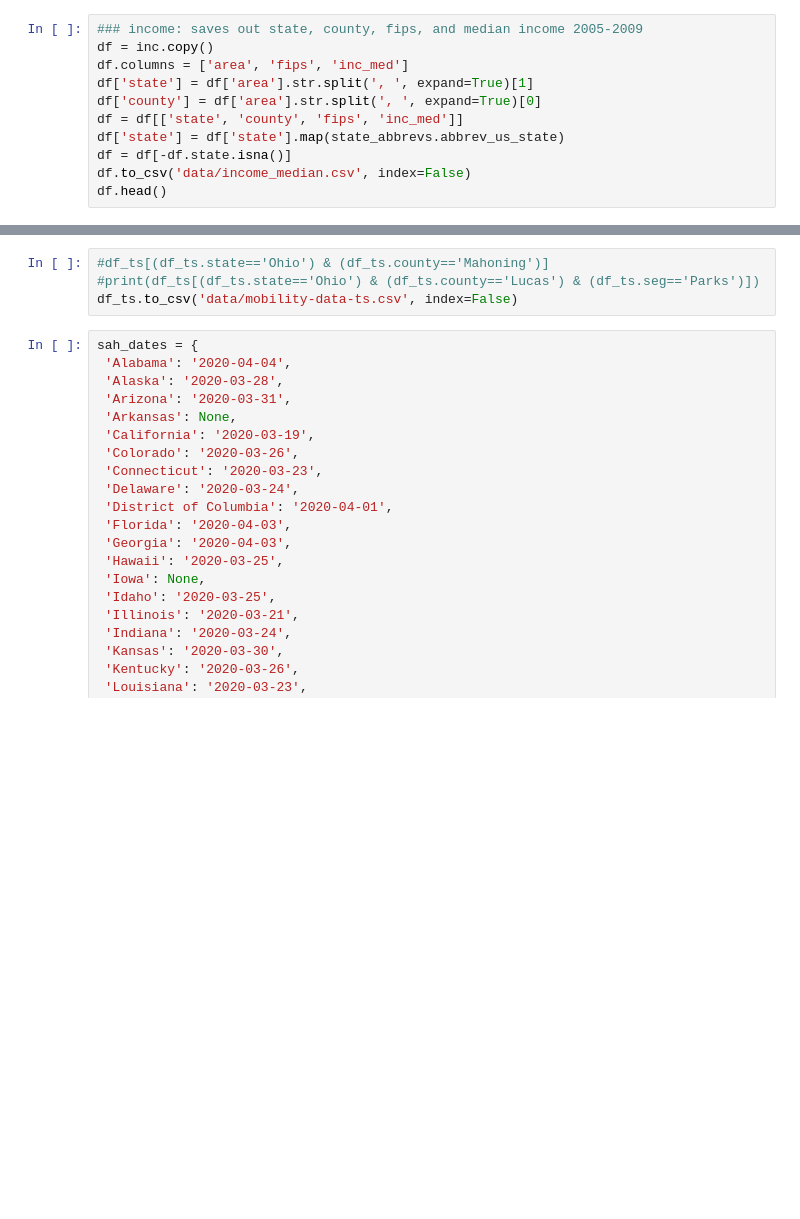
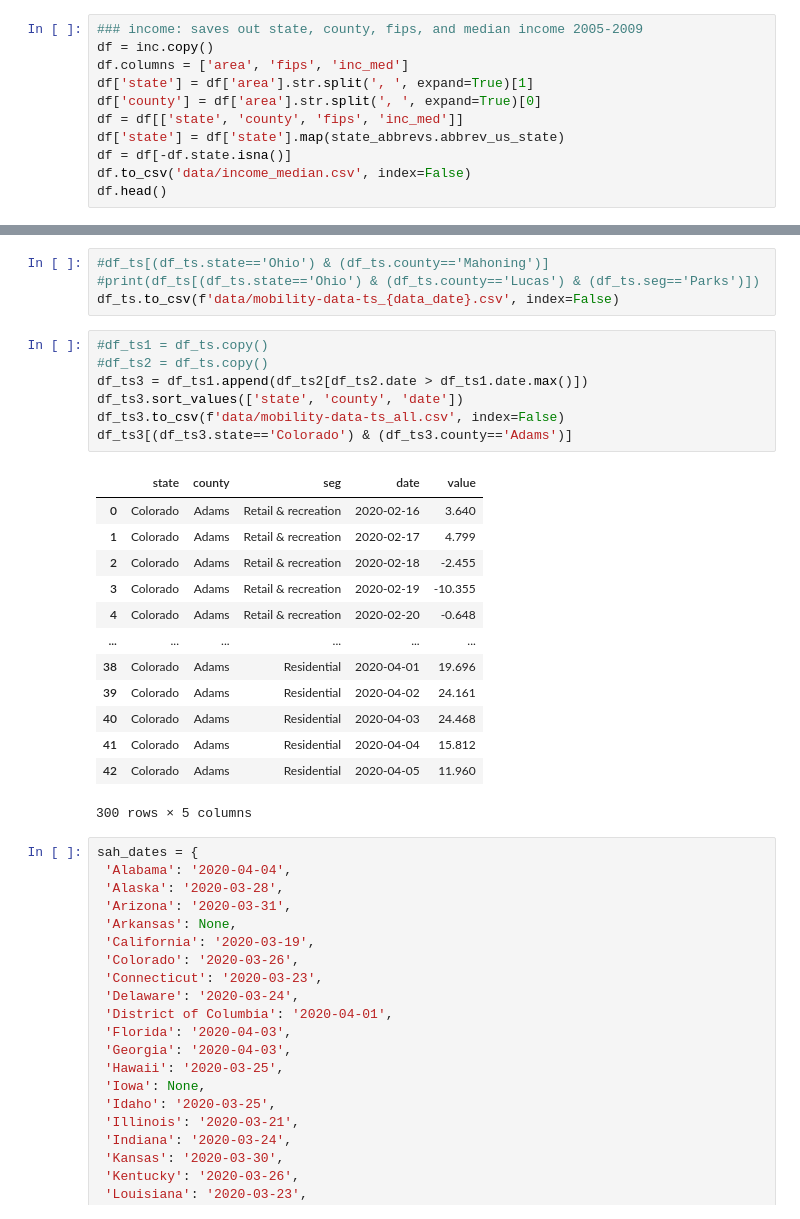
Before and after one commit to jwhendy/covid19, a Jupyter notebook: data_processing.ipynb, the cells around one changed output, grey strips where cells are left out. Drawn from its saved outputs; the diff is of its cells as text; blank space fills up the shorter version.

```diff
--- a/data_processing.ipynb
+++ b/data_processing.ipynb
@@ -202,7 +218,28 @@ df_ts
 # %%
 #df_ts[(df_ts.state=='Ohio') & (df_ts.county=='Mahoning')]
 #print(df_ts[(df_ts.state=='Ohio') & (df_ts.county=='Lucas') & (df_ts.seg=='Parks')])
-df_ts.to_csv('data/mobility-data-ts.csv', index=False)
+df_ts.to_csv(f'data/mobility-data-ts_{data_date}.csv', index=False)
+# %%
+#df_ts1 = df_ts.copy()
+#df_ts2 = df_ts.copy()
+df_ts3 = df_ts1.append(df_ts2[df_ts2.date > df_ts1.date.max()])
+df_ts3.sort_values(['state', 'county', 'date'])
+df_ts3.to_csv(f'data/mobility-data-ts_all.csv', index=False)
+df_ts3[(df_ts3.state=='Colorado') & (df_ts3.county=='Adams')]
+# %% [output]
+|  | state | county | seg | date | value |
+| 0 | Colorado | Adams | Retail & recreation | 2020-02-16 | 3.640 |
+| 1 | Colorado | Adams | Retail & recreation | 2020-02-17 | 4.799 |
+| 2 | Colorado | Adams | Retail & recreation | 2020-02-18 | -2.455 |
+| 3 | Colorado | Adams | Retail & recreation | 2020-02-19 | -10.355 |
+| 4 | Colorado | Adams | Retail & recreation | 2020-02-20 | -0.648 |
+| ... | ... | ... | ... | ... | ... |
+| 38 | Colorado | Adams | Residential | 2020-04-01 | 19.696 |
+| 39 | Colorado | Adams | Residential | 2020-04-02 | 24.161 |
+| 40 | Colorado | Adams | Residential | 2020-04-03 | 24.468 |
+| 41 | Colorado | Adams | Residential | 2020-04-04 | 15.812 |
+| 42 | Colorado | Adams | Residential | 2020-04-05 | 11.960 |
+300 rows × 5 columns
 # %%
 sah_dates = {
  'Alabama': '2020-04-04',
```
Also changed, not shown: parts of 6 cells of this notebook, 6 other files.
